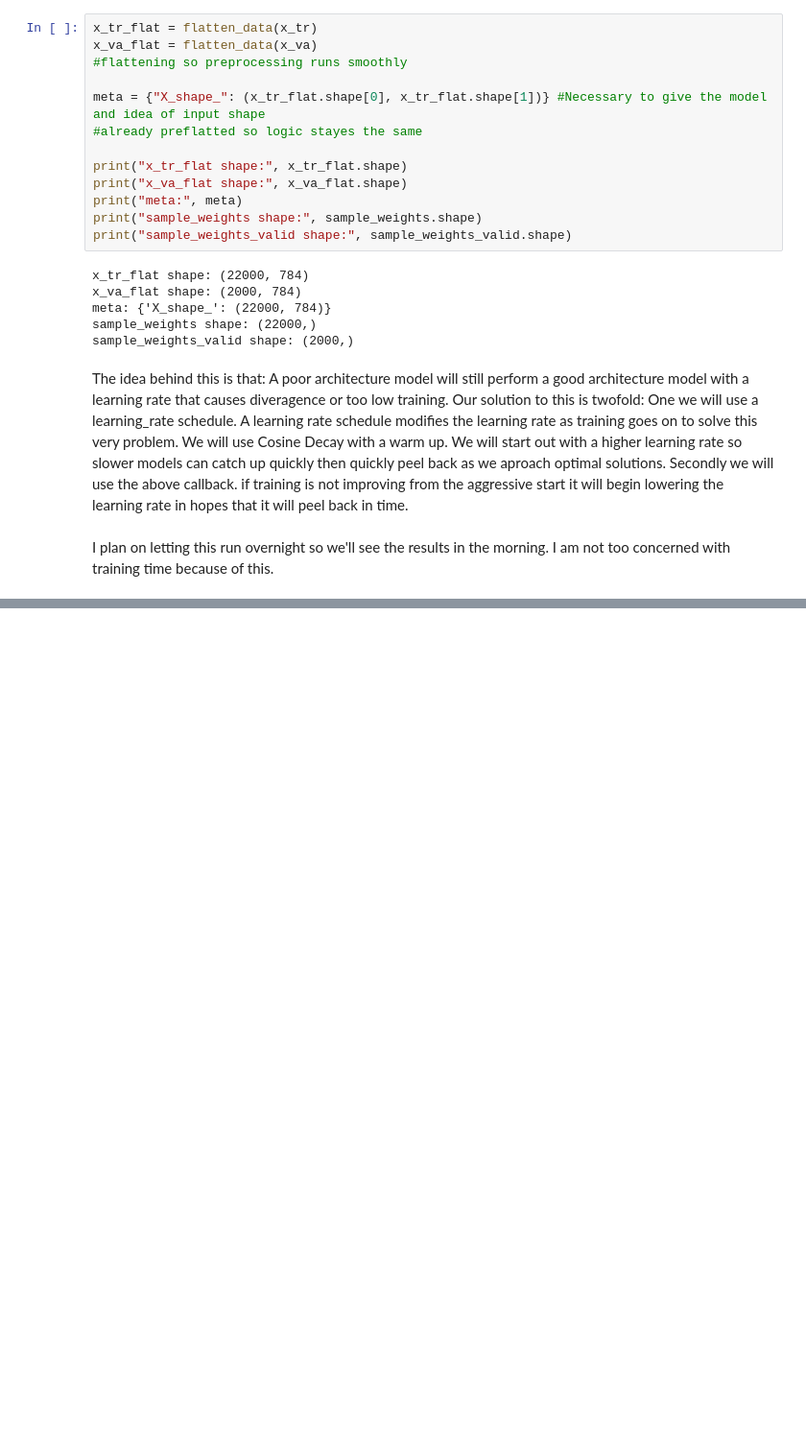
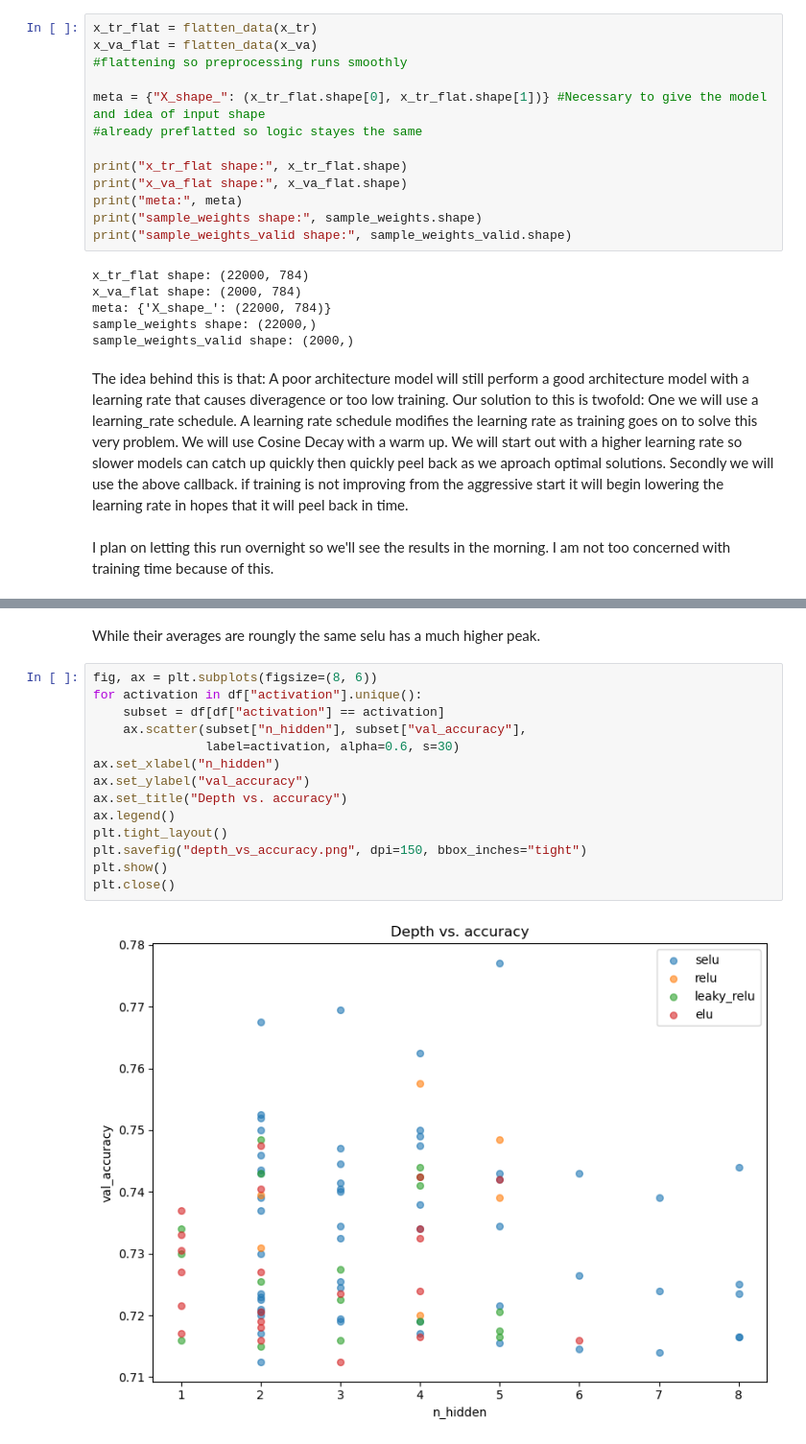
Before and after one commit to samuel5maine-maker/BME4801FinalProject, a Jupyter notebook: milestone_3.ipynb, the cells around one changed output, grey strips where cells are left out. Shown at 96% size. Saved outputs shown, nothing was run; the diff lists cells and outputs as text; blank space fills up the shorter version.

```diff
--- a/milestone_3.ipynb
+++ b/milestone_3.ipynb
@@ -706,0 +806,18 @@ Total elapsed time: 09h 32m 18s
+# %% [markdown]
+While their averages are roungly the same selu has a much higher peak.
+# %%
+fig, ax = plt.subplots(figsize=(8, 6))
+for activation in df["activation"].unique():
+    subset = df[df["activation"] == activation]
+    ax.scatter(subset["n_hidden"], subset["val_accuracy"],
+               label=activation, alpha=0.6, s=30)
+ax.set_xlabel("n_hidden")
+ax.set_ylabel("val_accuracy")
+ax.set_title("Depth vs. accuracy")
+ax.legend()
+plt.tight_layout()
+plt.savefig("depth_vs_accuracy.png", dpi=150, bbox_inches="tight")
+plt.show()
+plt.close()
+# %% [output]
+[figure, added]
```
Also changed, not shown: parts of 18 cells of this notebook, 5 other files.
